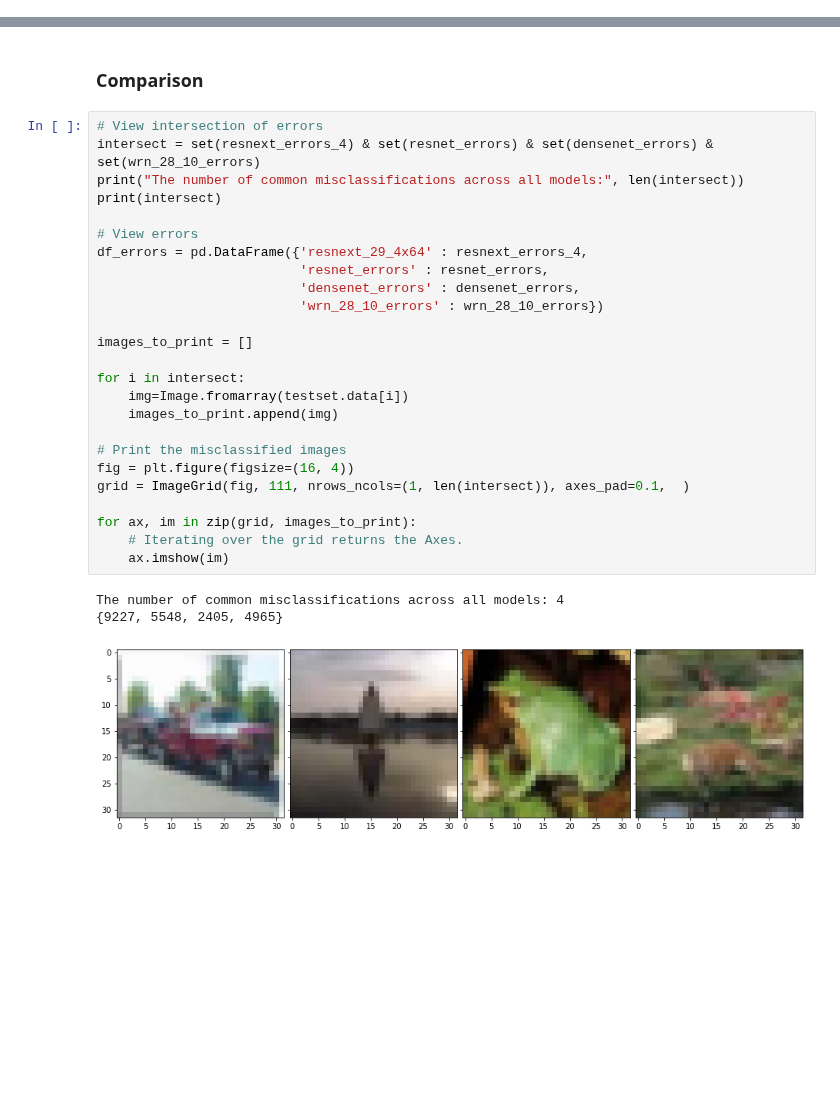
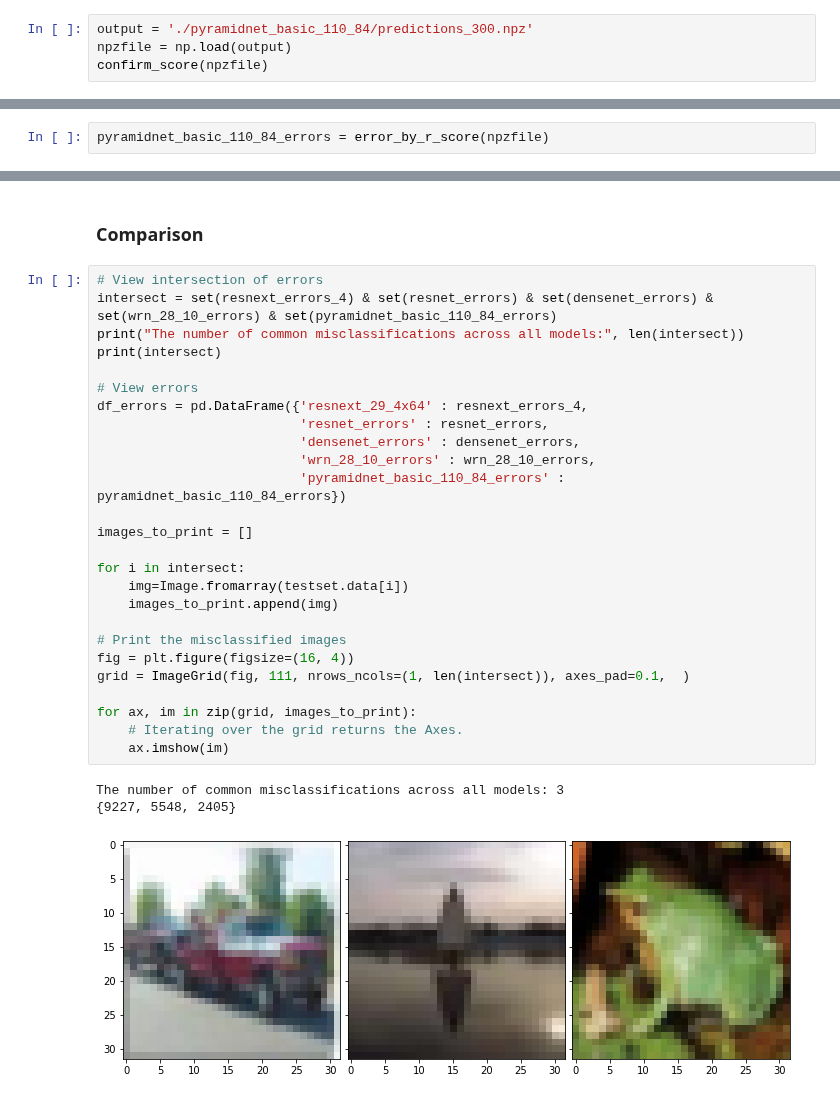
Before and after one commit to danzisar/w210-capstone, a Jupyter notebook: original_model_results/Reproducability_EDA.ipynb, the cells around one changed output, grey strips where cells are left out. Saved outputs shown, nothing was run; the diff lists cells and outputs as text; blank space fills up the shorter version.

Commit message:
PyramidNet Results

```diff
--- a/original_model_results/Reproducability_EDA.ipynb
+++ b/original_model_results/Reproducability_EDA.ipynb
@@ -309,0 +321,4 @@ wrn_28_10_errors = error_by_r_score(npzfile)
+# %%
+output = './pyramidnet_basic_110_84/predictions_300.npz'
+npzfile = np.load(output)
+confirm_score(npzfile)
@@ -309,0 +343,2 @@ wrn_28_10_errors = error_by_r_score(npzfile)
+# %%
+pyramidnet_basic_110_84_errors = error_by_r_score(npzfile)
@@ -311,33 +365,34 @@ wrn_28_10_errors = error_by_r_score(npzfile)
 ### Comparison
 # %%
 # View intersection of errors
-intersect = set(resnext_errors_4) & set(resnet_errors) & set(densenet_errors) & set(wrn_28_10_errors)
+intersect = set(resnext_errors_4) & set(resnet_errors) & set(densenet_errors) & set(wrn_28_10_errors) & set(pyramidnet_basic_110_84_errors)
 print("The number of common misclassifications across all models:", len(intersect))
 print(intersect)
 
 # View errors
 df_errors = pd.DataFrame({'resnext_29_4x64' : resnext_errors_4,
                           'resnet_errors' : resnet_errors,
                           'densenet_errors' : densenet_errors,
-                          'wrn_28_10_errors' : wrn_28_10_errors})
+                          'wrn_28_10_errors' : wrn_28_10_errors,
+                          'pyramidnet_basic_110_84_errors' : pyramidnet_basic_110_84_errors})
 
 images_to_print = []
 
 for i in intersect:
     img=Image.fromarray(testset.data[i])
     images_to_print.append(img)
 
 # Print the misclassified images
 fig = plt.figure(figsize=(16, 4))
 grid = ImageGrid(fig, 111, nrows_ncols=(1, len(intersect)), axes_pad=0.1,  )
 
 for ax, im in zip(grid, images_to_print):
     # Iterating over the grid returns the Axes.
     ax.imshow(im)
 # %% [output]
-The number of common misclassifications across all models: 4
-{9227, 5548, 2405, 4965}
+The number of common misclassifications across all models: 3
+{9227, 5548, 2405}
-[figure, old version]
+[figure, new version]
 # %%
 df = pd.DataFrame()
 
```
Also changed, not shown: parts of 9 cells of this notebook.
